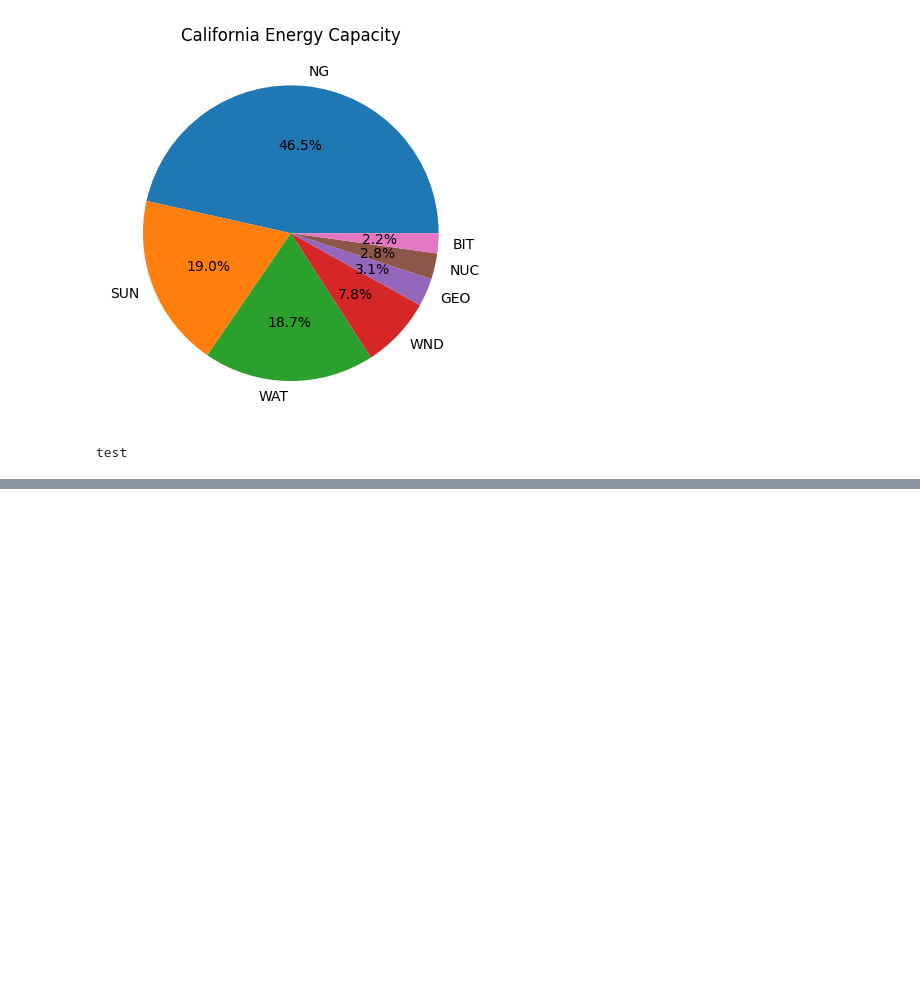
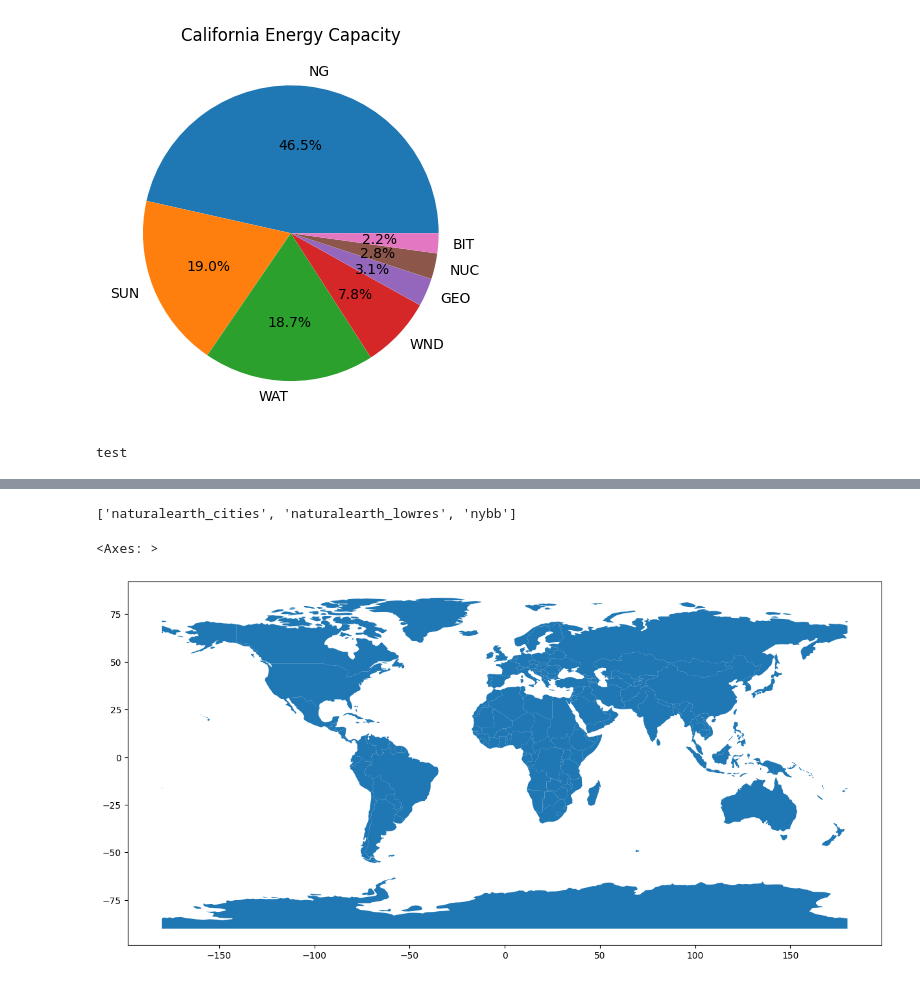
Before and after one commit to CatLava/data-projects, a Jupyter notebook: powerplant/California_powerplants.ipynb, the cells around one changed output, grey strips where cells are left out. Saved outputs shown, nothing was run; the diff lists cells and outputs as text; code cells hidden in the pictures; blank space fills up the shorter version.

Commit message:
added redimentary geopandas plot

```diff
--- a/powerplant/California_powerplants.ipynb
+++ b/powerplant/California_powerplants.ipynb
@@ -76,0 +93,4 @@ test
+# %%
+geometry = [Point(xy) for xy in zip(df['Lon_WGS84'], df['Lat_WGS84'])]
+gdf = gpd.GeoDataFrame(df, geometry=geometry)
+print(gdf)
@@ -76,0 +115,10 @@ test
+# %%
+geopandas.datasets.available
+# %% [output]
+['naturalearth_cities', 'naturalearth_lowres', 'nybb']
+# %%
+world = gpd.read_file(gpd.datasets.get_path('naturalearth_lowres'))
+gdf.plot(ax=world.plot(figsize=(15,15)), marker='o')
+# %% [output]
+<Axes: >
+[figure, added]
```
Also changed, not shown: parts of 3 cells of this notebook, 1 other file.
